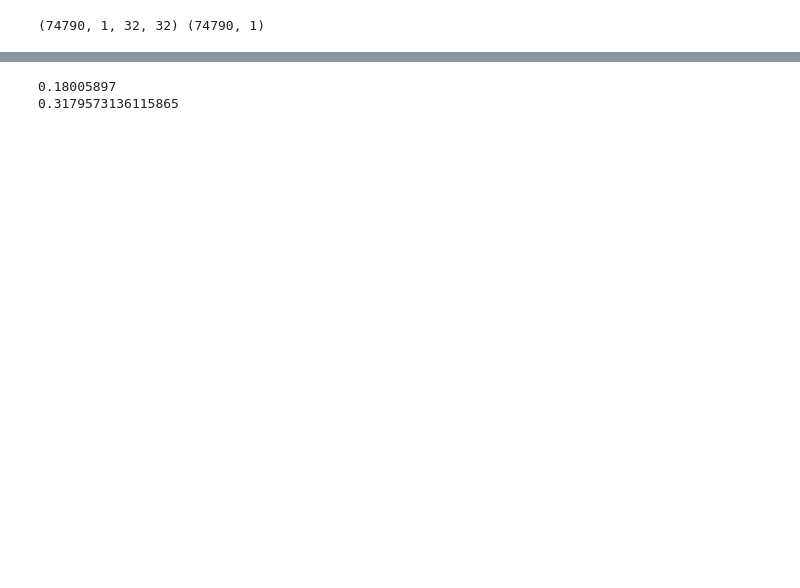
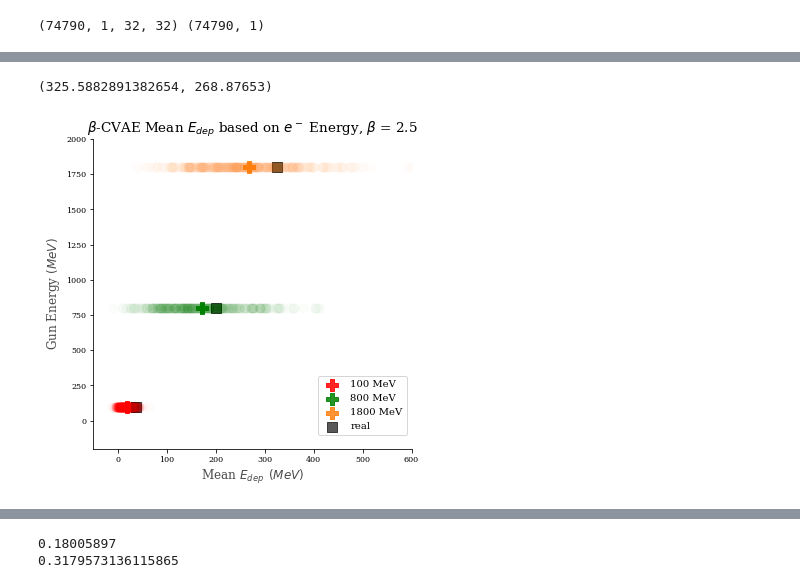
Before and after one commit to malbergo/GenerativeElectronGun, a Jupyter notebook: CVAEElectronGun.ipynb, the cells around one changed output, grey strips where cells are left out. Cells and saved outputs as stored; diff of their text form; code cells hidden in the pictures; blank space fills up the shorter version.

```diff
--- a/CVAEElectronGun.ipynb
+++ b/CVAEElectronGun.ipynb
@@ -57,7 +57,7 @@ Has input of y label at different points
 
 torch.manual_seed(423312)
 imageSize = 32
-batchSize = 32
+batchSize = 20
 manualSeed = None
 ngpu = 1
 mydir=None # will be updated before the run
@@ -67,7 +67,7 @@ num_epochs = 100
 nc =1
 ndf = 64
 ngf = 64
-beta = 1.0
+beta = 2.5
 energy = "100and800and1800MeV"
 energies_list, _ = normalize(np.array([800,100,1800]),norm_scale='1to10')
 MeV800_test = np.full(5000, energies_list[0])
@@ -79,7 +79,7 @@ unnormalize_loss = False
 if imageSize == 64:
     zdim = 128
 else:
-    zdim = 128
+    zdim = 100
 log_interval = 250
 
 mydir=None # will be updated before the run
@@ -513,8 +635,12 @@ for epoch in range(1, num_epochs + 1):
 # %%
 
 
 #del epochs[270], train_losses[270], test_losses[270], genx_FWHMs[270], realx_FWHMs[270], genx_means[270], realx_means[270]
 #plot_losses(train_losses, test_losses, epochs = epochs, n_epochs=num_epochs, save_dir = mydir)
+plot_conditional_means(model, conditions_lists, save_dir=mydir, w_EventMeans=True)
+# %% [output]
+(325.5882891382654, 268.87653)
+[figure, added]
 # %%
 MakeGif = True
 gif_filename =  mydir + 'VAE_EGun_Erecon_GIF_'  + str(batchSize) + "BatchSize_" + str(num_epochs) + "Epochs_" + str(zdim) +"LatentDim.gif"
```
Also changed, not shown: parts of 14 cells of this notebook, 9 other files.
